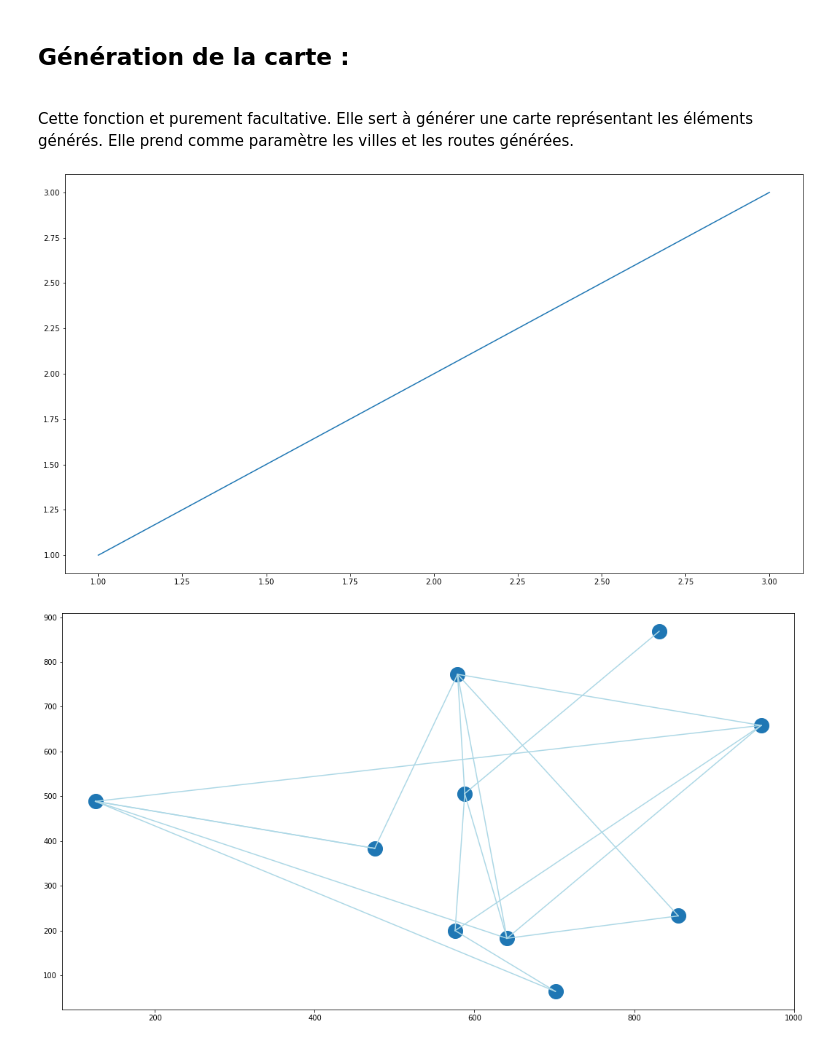
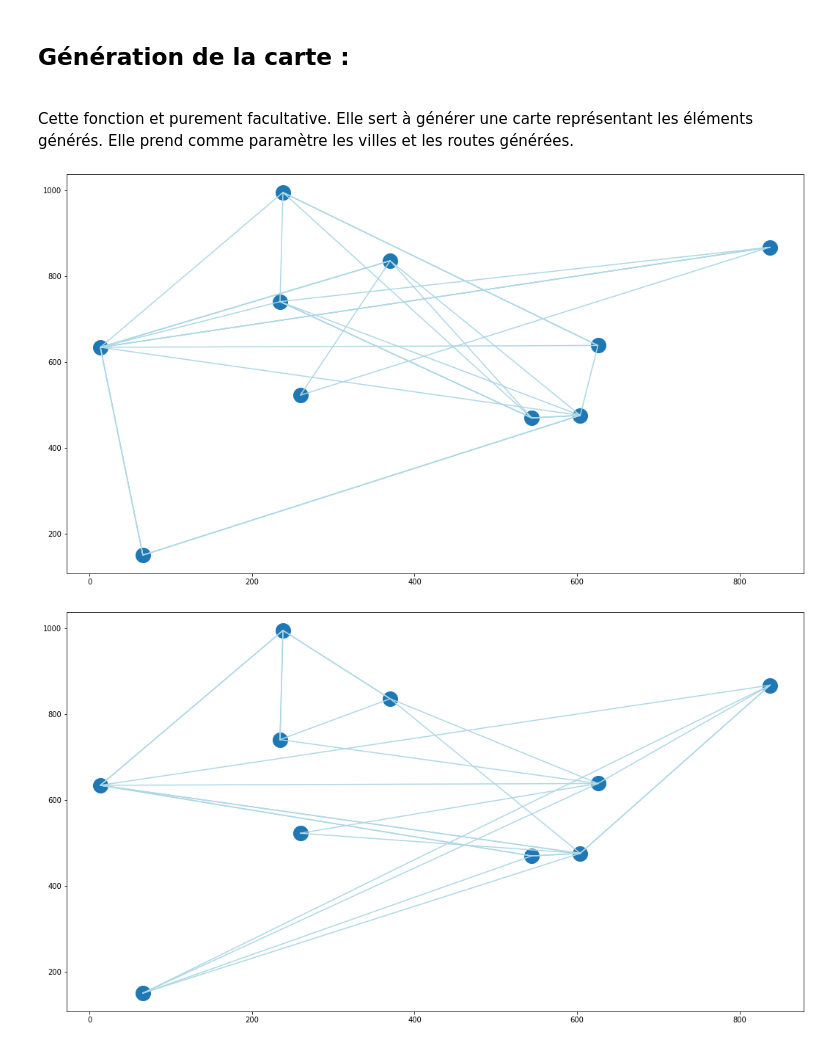
Before and after one commit to OscarPALISSOT/Routing_vehicule_problem_Python, a Jupyter notebook: Livrable2.ipynb, the cells around one changed output. Drawn from its saved outputs; the diff is of its cells as text; code cells hidden in the pictures.

```diff
--- a/Livrable2.ipynb
+++ b/Livrable2.ipynb
@@ -193,30 +197,45 @@ probaNoRoute = 0.75
 ## Génération de la carte :
 <br>
 Cette fonction et purement facultative. Elle sert à générer une carte représentant les éléments générés. Elle prend comme paramètre les villes et les routes générées.
+# %%
+villes = generateVille(n)
+
+routes = generateRoute(n, deltaPoids, probaNoRoute)
+
+villesCoor = {i: (villes[0][i], villes[1][i]) for i in range(len(villes[0]))}
 # %%
 def generateMap(villes, routes):
     for x in range(len(villes[0])):
         for y in range(len(villes[0])):
             if (routes[x][y] != 0):
-                i_coor = [villes[0][x], villes[0][y]]
-                j_coor = [villes[1][x], villes[1][y]]
-                plt.plot(i_coor, j_coor, c='lightblue')
+                x_values = [villes[0][x], villes[0][y]]
+                y_values = [villes[1][x], villes[1][y]]
+                plt.plot(x_values, y_values, c='lightblue')
     plt.scatter(villes[0], villes[1],s=400)
     plt.gcf().set_size_inches(18, 10)
     plt.show()
 # %%
 def generateMapTest(villes, routes):
-    for x in range(len(villes[0])):
-    x = [1, 2, 3]
-    y = [1, 2, 3]
-    plt.plot(x, y)
+    x_values = []
+    y_values = []
+    for p in range(len(villes[0])):
+        x = (villes[0][n] for n in range(len(routes[p])) if routes[p][n] !=0)
+        y = (villes[1][n] for n in range(len(routes[p])) if routes[p][n] !=0)
+        for i in x:
+            x_values.append(i)
+        for i in y:
+            y_values.append(i)
+
+    plt.plot(x_values, y_values, c='lightblue')
+    plt.scatter(villes[0], villes[1],s=400)
     plt.gcf().set_size_inches(18, 10)
     plt.show()
 
-generateMapTest(generateVille(n), generateRoute(n, deltaPoids, probaNoRoute))
+
+generateMapTest(villes, routes)
 # %% [output]
-[figure, old version]
+[figure, new version]
 # %%
-generateMap(generateVille(n), generateRoute(n, deltaPoids, probaNoRoute))
+generateMap(villes, routes)
 # %% [output]
-[figure, old version]
+[figure, new version]
```
Also changed, not shown: parts of 3 cells of this notebook.
